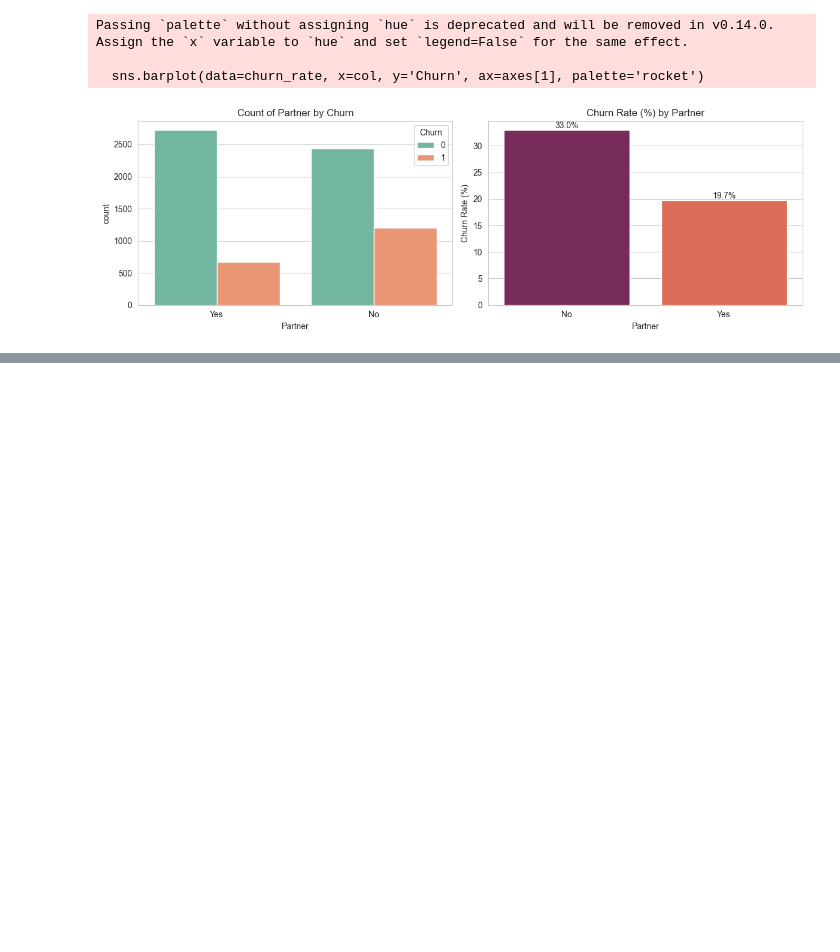
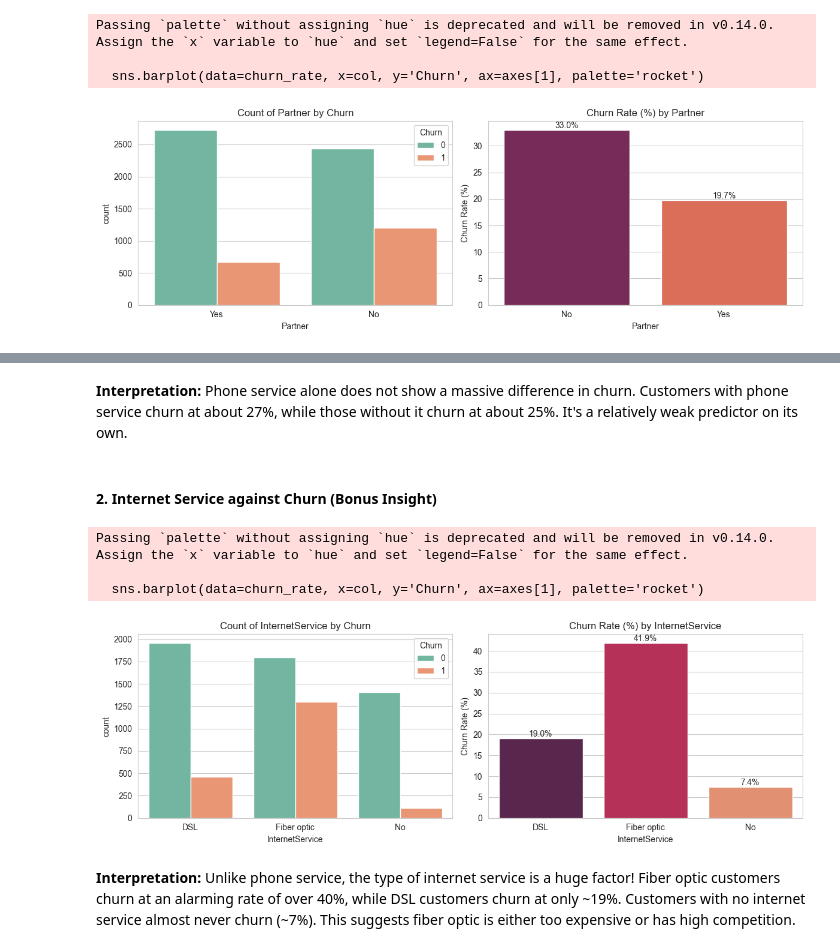
Before and after one commit to Rukundo-elie/telco-customer-churn-lab, a Jupyter notebook: Lab1_Churn_Analysis.ipynb.ipynb, the cells around one changed output, grey strips where cells are left out. Saved outputs shown, nothing was run; the diff lists cells and outputs as text; code cells hidden in the pictures; blank space fills up the shorter version.

```diff
--- a/Lab1_Churn_Analysis.ipynb.ipynb
+++ b/Lab1_Churn_Analysis.ipynb.ipynb
@@ -300,0 +326,15 @@ Passing `palette` without assigning `hue` is deprecated and will be removed in v
+# %% [markdown]
+**Interpretation:**
+Phone service alone does not show a massive difference in churn. Customers with phone service churn at about 27%, while those without it churn at about 25%. It's a relatively weak predictor on its own.
+# %% [markdown]
+#### 2. Internet Service against Churn (Bonus Insight)
+# %%
+plot_churn('InternetService')
+# %% [output]
+Passing `palette` without assigning `hue` is deprecated and will be removed in v0.14.0. Assign the `x` variable to `hue` and set `legend=False` for the same effect.
+
+  sns.barplot(data=churn_rate, x=col, y='Churn', ax=axes[1], palette='rocket')
+[figure, added]
+# %% [markdown]
+**Interpretation:**
+Unlike phone service, the type of internet service is a huge factor! Fiber optic customers churn at an alarming rate of over 40%, while DSL customers churn at only ~19%. Customers with no internet service almost never churn (~7%). This suggests fiber optic is either too expensive or has high competition.
```
Also changed, not shown: parts of 6 cells of this notebook.
